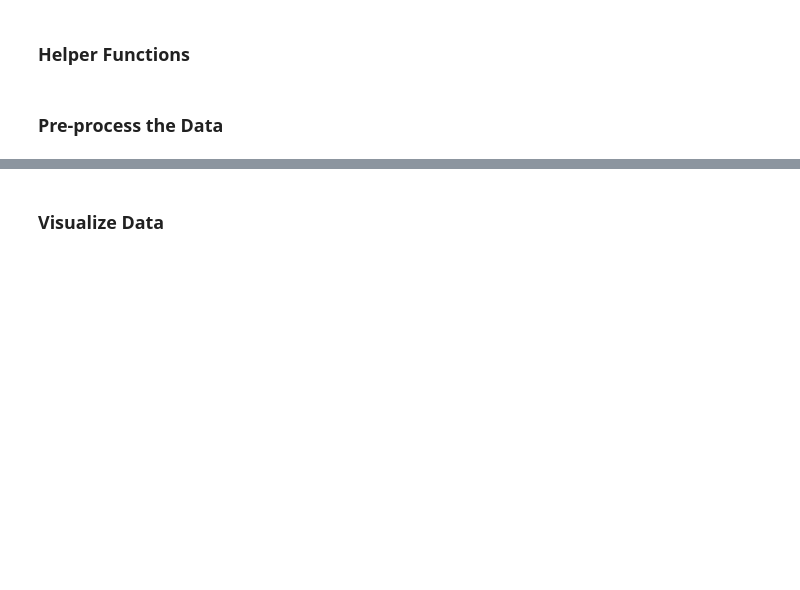
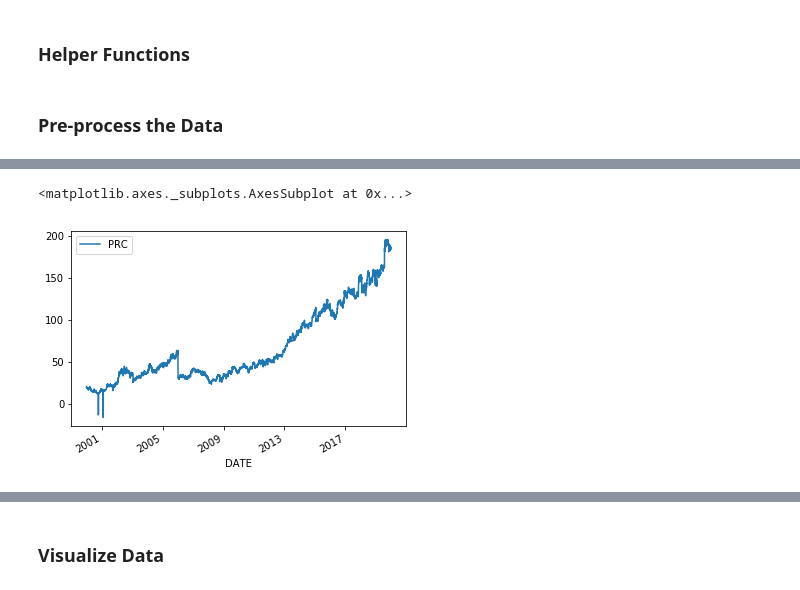
Before and after one commit to judymao/thesis, a Jupyter notebook: process_data.ipynb, the cells around one changed output, grey strips where cells are left out. Drawn from its saved outputs; the diff is of its cells as text; code cells hidden in the pictures; blank space fills up the shorter version.

```diff
--- a/process_data.ipynb
+++ b/process_data.ipynb
@@ -169,0 +358,6 @@ bid_ask_daily['Month'] = bid_ask_daily.Date.apply(lambda x: x.month)
+# %%
+test1 = bid_ask_df[bid_ask_df.PERMNO == 10026][['DATE', 'PRC']].set_index('DATE')
+test1.plot()
+# %% [output]
+<matplotlib.axes._subplots.AxesSubplot at 0x...>
+[figure, added]
```
Also changed, not shown: parts of 35 cells of this notebook, 1 other file.
